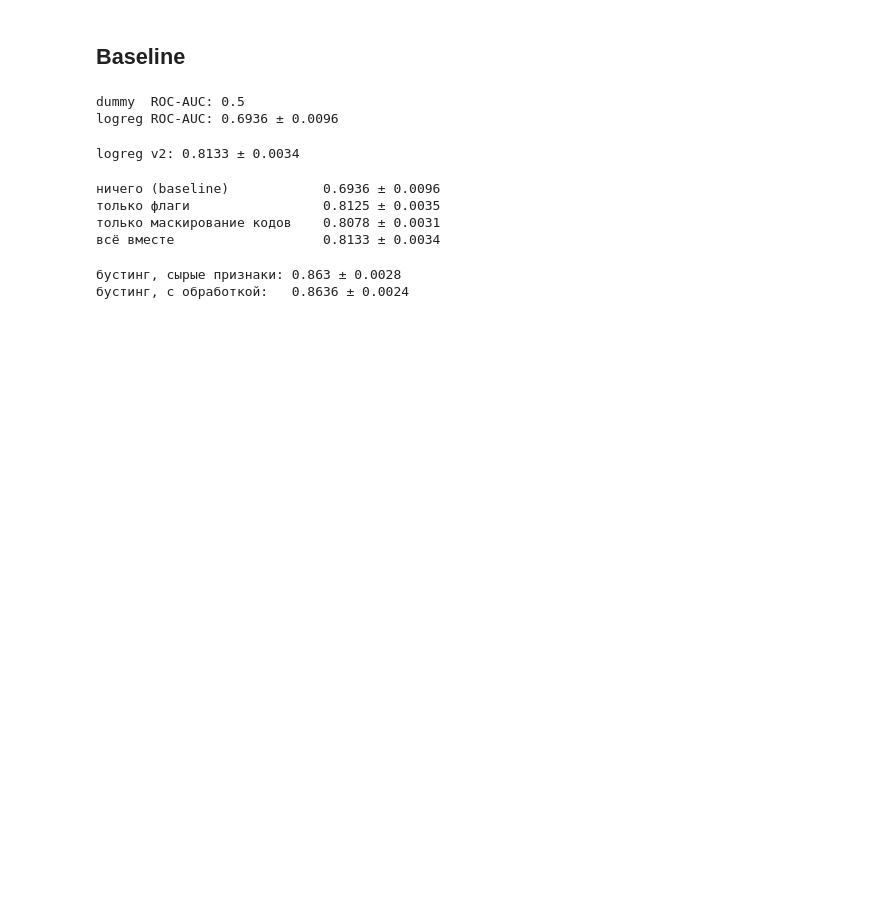
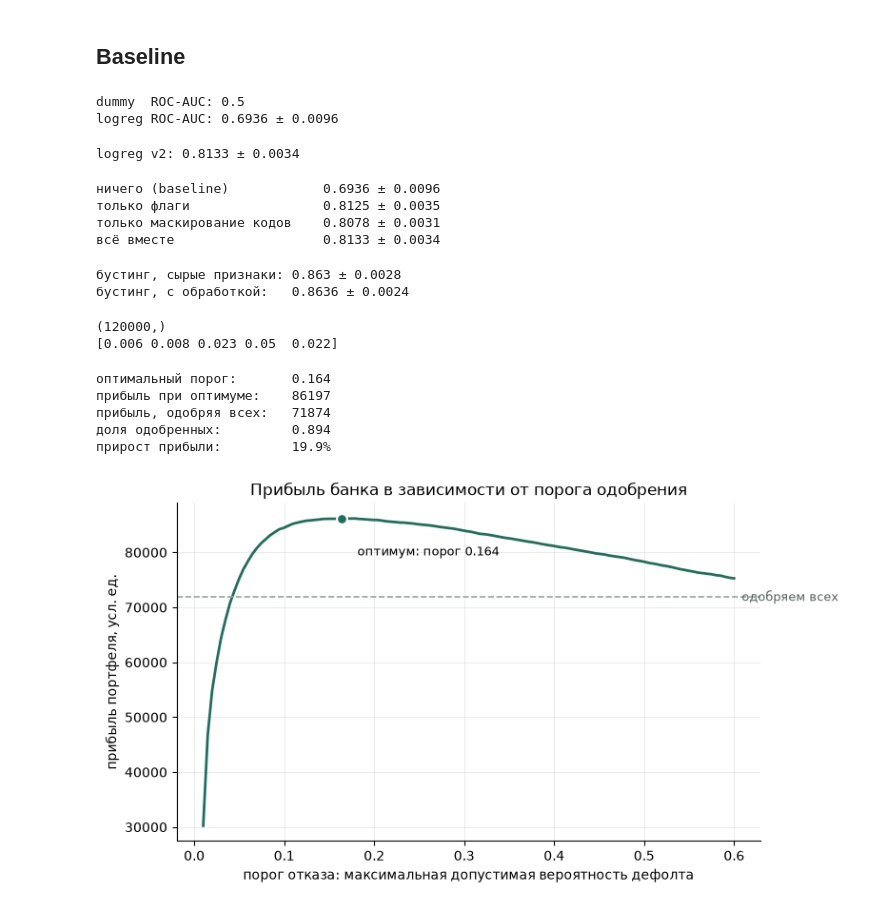
Before and after one commit to nikrasavin/credit-default-risk, a Jupyter notebook: notebooks/01.ipynb, the cells around one changed output. Saved outputs shown, nothing was run; the diff lists cells and outputs as text; code cells hidden in the pictures; blank space fills up the shorter version.

```diff
--- a/notebooks/01.ipynb
+++ b/notebooks/01.ipynb
@@ -289,3 +289,66 @@ print("бустинг, с обработкой:  ", s_v2.mean().round(4), "±",
 # %% [output]
 бустинг, сырые признаки: 0.863 ± 0.0028
 бустинг, с обработкой:   0.8636 ± 0.0024
+# %%
+from sklearn.model_selection import cross_val_predict
+import numpy as np
+
+model = Pipeline([
+    ("features", FunctionTransformer(make_features())),
+    ("model",    HistGradientBoostingClassifier(random_state=42)),
+])
+
+proba_oof = cross_val_predict(model, X_train, y_train, cv=cv,
+                              method="predict_proba", n_jobs=-1)[:, 1]
+
+print(proba_oof.shape)
+print(proba_oof[:5].round(3))
+# %% [output]
+(120000,)
+[0.006 0.008 0.023 0.05  0.022]
+# %%
+y_arr = y_train.values
+GAIN, LOSS = 1.0, -5.0
+
+thresholds = np.linspace(0.01, 0.60, 120)
+profits = np.array([
+    ((proba_oof < t) & (y_arr == 0)).sum() * GAIN +
+    ((proba_oof < t) & (y_arr == 1)).sum() * LOSS
+    for t in thresholds
+])
+
+best_i    = profits.argmax()
+t_best    = thresholds[best_i]
+profit_all = (y_arr == 0).sum() * GAIN + (y_arr == 1).sum() * LOSS
+
+print("оптимальный порог:      ", round(t_best, 3))
+print("прибыль при оптимуме:   ", round(profits[best_i]))
+print("прибыль, одобряя всех:  ", round(profit_all))
+print("доля одобренных:        ", round((proba_oof < t_best).mean(), 3))
+print("прирост прибыли:        ", f"{profits[best_i]/profit_all - 1:.1%}")
+# %% [output]
+оптимальный порог:       0.164
+прибыль при оптимуме:    86197
+прибыль, одобряя всех:   71874
+доля одобренных:         0.894
+прирост прибыли:         19.9%
+# %%
+import matplotlib.pyplot as plt
+
+fig, ax = plt.subplots(figsize=(8, 4.5))
+ax.plot(thresholds, profits, lw=2, color="#1F6F5C")
+ax.axhline(profit_all, ls="--", lw=1.2, color="#9AA39D")
+ax.scatter([t_best], [profits[best_i]], s=60, zorder=5,
+           color="#1F6F5C", edgecolor="white", linewidth=1.5)
+ax.annotate(f"оптимум: порог {t_best:.3f}", xy=(t_best, profits[best_i]),
+            xytext=(12, -28), textcoords="offset points", fontsize=9)
+ax.text(thresholds[-1], profit_all, "  одобряем всех",
+        va="center", fontsize=9, color="#5B635F")
+ax.set_xlabel("порог отказа: максимальная допустимая вероятность дефолта")
+ax.set_ylabel("прибыль портфеля, усл. ед.")
+ax.set_title("Прибыль банка в зависимости от порога одобрения")
+ax.grid(alpha=0.25, lw=0.7)
+ax.spines[["top", "right"]].set_visible(False)
+plt.tight_layout()
+# %% [output]
+[figure, added]
```
Also changed, not shown: parts of 8 cells of this notebook, 8 other files.
